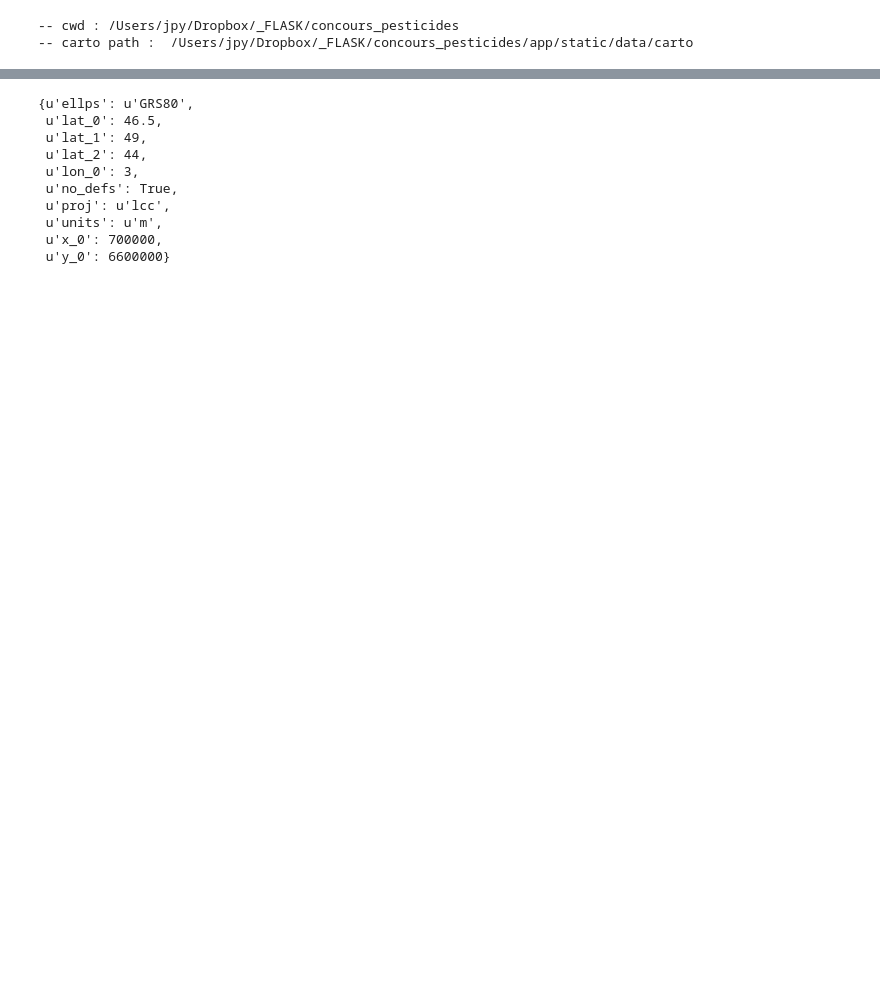
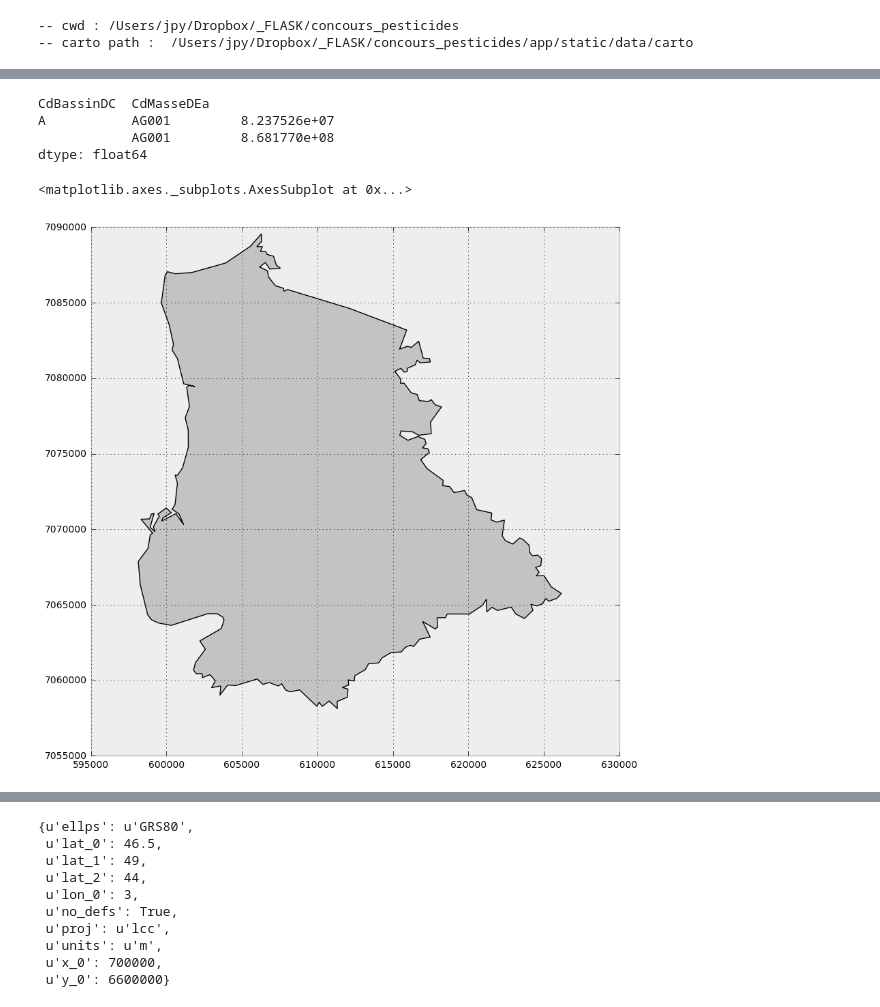
Before and after one commit to JulienParis/hydroviz, a Jupyter notebook: carto_python.ipynb, the cells around one changed output, grey strips where cells are left out. Saved outputs shown, nothing was run; the diff lists cells and outputs as text; code cells hidden in the pictures; blank space fills up the shorter version.

```diff
--- a/carto_python.ipynb
+++ b/carto_python.ipynb
@@ -104,12 +120,21 @@ def readSHP(filename) :
 ### options for gdf.to_file()
 #import fiona; fiona.supported_drivers
 # %%
-### read .shp with geopandas
+### read .shp with geopandas (greedy)
 
-shp_encoding = "utf-8"
+shp_encoding = "utf-8" ### doesnt work
+shp_encoding = "latin-1" ### not sure
 
-gdf = geopandas.read_file( geofile_path( water_shp_fname, _shp ), crs=None, encoding=shp_encoding )
+crs_source = crs_lambert93
+#crs_source = "lcc" ### not sure
+## {'proj': 'longlat', 'ellps': 'WGS84', 'datum': 'WGS84','no_defs': True}
 
+
+# read file
+#gdf = gp.read_file( geofile_path( water_shp_fname, _shp ), crs=crs_source, encoding=shp_encoding )
+gdf = gp.GeoDataFrame.from_file( geofile_path( water_shp_fname, _shp ) )
+
+# set and sort index
 gdf.set_index(["CdBassinDC", "CdMasseDEa"], inplace=True)
 gdf.sortlevel(inplace=True)
 # %% [output]
@@ -116,0 +170,2 @@ gdf.sortlevel(inplace=True)
+# %%
+gdf["area"] = gdf["geometry"].area
@@ -116,0 +192,17 @@ gdf.sortlevel(inplace=True)
+# %%
+test_geom = gdf.loc["A","AG001"]["geometry"]
+print test_geom.area
+# %% [output]
+CdBassinDC  CdMasseDEa
+A           AG001         8.237526e+07
+            AG001         8.681770e+08
+dtype: float64
+# %%
+#gdf.head(10).plot()
+#gdf.loc["A", "AG015"]["geometry"].simplify(200, preserve_topology=False).plot()
+#gdf.loc["B1"]["geometry"].simplify(500, preserve_topology=False).plot()
+#gdf.loc["A":"B1"]["geometry"].simplify(700, preserve_topology=False).plot()
+gdf.loc["A","AG002"]["geometry"].simplify(100, preserve_topology=True).plot()
+# %% [output]
+<matplotlib.axes._subplots.AxesSubplot at 0x...>
+[figure, added]
```
Also changed, not shown: parts of 31 cells of this notebook, 1 other file.
